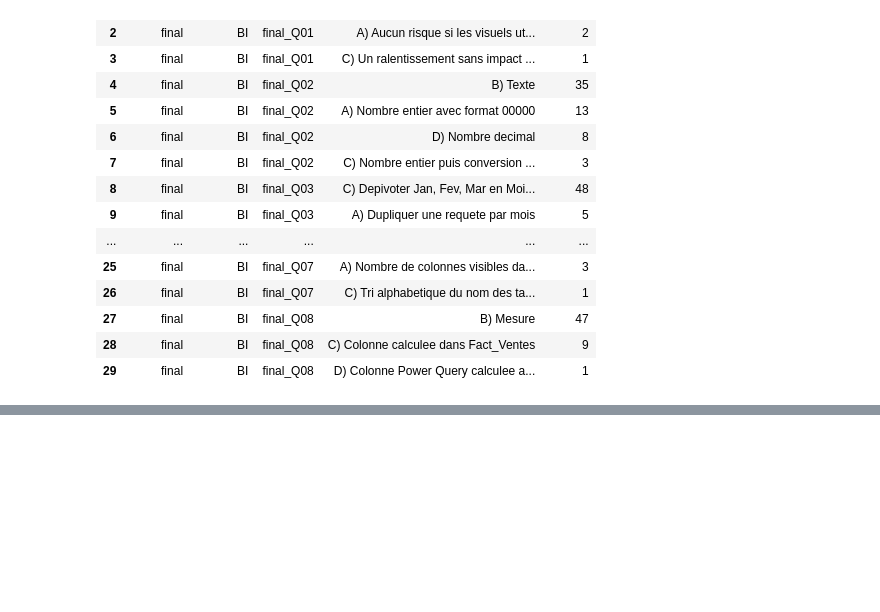
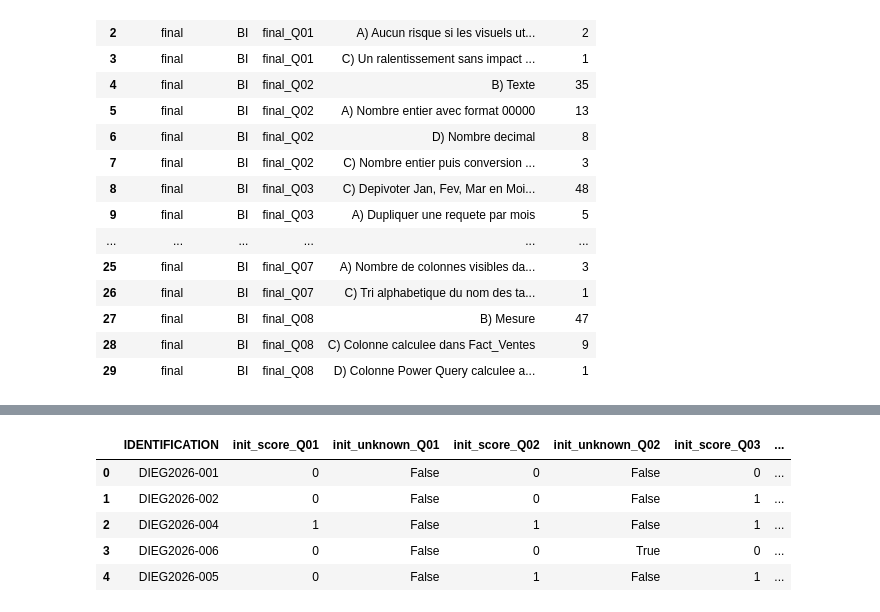
Before and after one commit to Andrianiaina60/Model-eval-pers-elearning, a Jupyter notebook: notebooks/02_scoring_pedagogique_niveaux.ipynb, the cells around one changed output, grey strips where cells are left out. Saved outputs shown, nothing was run; the diff lists cells and outputs as text; code cells hidden in the pictures; blank space fills up the shorter version.

```diff
--- a/notebooks/02_scoring_pedagogique_niveaux.ipynb
+++ b/notebooks/02_scoring_pedagogique_niveaux.ipynb
@@ -953,0 +1281,85 @@ else:
+# %%
+# ============================================================
+# 2.9. Calcul des scores du test initial /20
+# ============================================================
+
+df_scores_initial = df_test_initial[["IDENTIFICATION"]].copy()
+
+# Sécurité : vérifier les colonnes
+questions_absentes = [
+    q for q in df_correction_initiale["question"]
+    if q not in df_test_initial.columns
+]
+
+if len(questions_absentes) > 0:
+    raise ValueError(f"Questions absentes dans df_test_initial : {questions_absentes}")
+
+# Calcul question par question
+for _, row in df_correction_initiale.iterrows():
+    numero = int(row["numero_question"])
+    domaine = row["domaine"]
+    question = row["question"]
+    bonne_reponse = row["bonne_reponse"]
+
+    col_score = f"init_score_Q{numero:02d}"
+    col_inconnue = f"init_unknown_Q{numero:02d}"
+
+    df_scores_initial[col_score] = df_test_initial[question].apply(
+        lambda rep: corriger_reponse(rep, bonne_reponse)
+    )
+
+    df_scores_initial[col_inconnue] = df_test_initial[question].apply(
+        est_reponse_inconnue
+    )
+
+# Scores par domaine /5
+domaines_initial = {
+    "DA": [f"init_score_Q{i:02d}" for i in range(1, 6)],
+    "BI": [f"init_score_Q{i:02d}" for i in range(6, 11)],
+    "DS": [f"init_score_Q{i:02d}" for i in range(11, 16)],
+    "IA": [f"init_score_Q{i:02d}" for i in range(16, 21)]
+}
+
+for domaine, colonnes in domaines_initial.items():
+    df_scores_initial[f"score_initial_{domaine}"] = df_scores_initial[colonnes].sum(axis=1)
+    df_scores_initial[f"score_initial_{domaine}_pct"] = (
+        df_scores_initial[f"score_initial_{domaine}"] / 5 * 100
+    )
+    df_scores_initial[f"niveau_initial_{domaine}"] = df_scores_initial[
+        f"score_initial_{domaine}_pct"
+    ].apply(attribuer_niveau_depuis_pourcentage)
+
+# Score global /20
+colonnes_scores_questions = [f"init_score_Q{i:02d}" for i in range(1, 21)]
+
+df_scores_initial["score_initial_total"] = df_scores_initial[colonnes_scores_questions].sum(axis=1)
+df_scores_initial["score_initial_pourcentage"] = df_scores_initial["score_initial_total"] / 20 * 100
+df_scores_initial["niveau_initial_global"] = df_scores_initial[
+    "score_initial_pourcentage"
+].apply(attribuer_niveau_depuis_pourcentage)
+
+# Nombre de réponses inconnues
+colonnes_unknown = [f"init_unknown_Q{i:02d}" for i in range(1, 21)]
+df_scores_initial["unknown_total_initial"] = df_scores_initial[colonnes_unknown].sum(axis=1)
+
+# Export
+PATH_SCORES_INITIAL = OUTPUT_DIR / "01_scores_test_initial.csv"
+
+df_scores_initial.to_csv(
+    PATH_SCORES_INITIAL,
+    index=False,
+    encoding="utf-8-sig"
+)
+
+print("Scores du test initial calculés.")
+print("Fichier généré :", PATH_SCORES_INITIAL)
+print("Dimensions :", df_scores_initial.shape)
+
+print("\nRésumé score initial total /20 :")
+display(df_scores_initial["score_initial_total"].describe())
+
+print("\nRépartition niveau initial global :")
+display(df_scores_initial["niveau_initial_global"].value_counts())
+
+display(df_scores_initial.head())
+# %% [output]
@@ -953,0 +1386,6 @@ else:
+|  | IDENTIFICATION | init_score_Q01 | init_unknown_Q01 | init_score_Q02 | init_unknown_Q02 | init_score_Q03 | ... |
+| 0 | DIEG2026-001 | 0 | False | 0 | False | 0 | ... |
+| 1 | DIEG2026-002 | 0 | False | 0 | False | 1 | ... |
+| 2 | DIEG2026-004 | 1 | False | 1 | False | 1 | ... |
+| 3 | DIEG2026-006 | 0 | False | 0 | True | 0 | ... |
+| 4 | DIEG2026-005 | 0 | False | 1 | False | 1 | ... |
```
Also changed, not shown: parts of 32 cells of this notebook.
